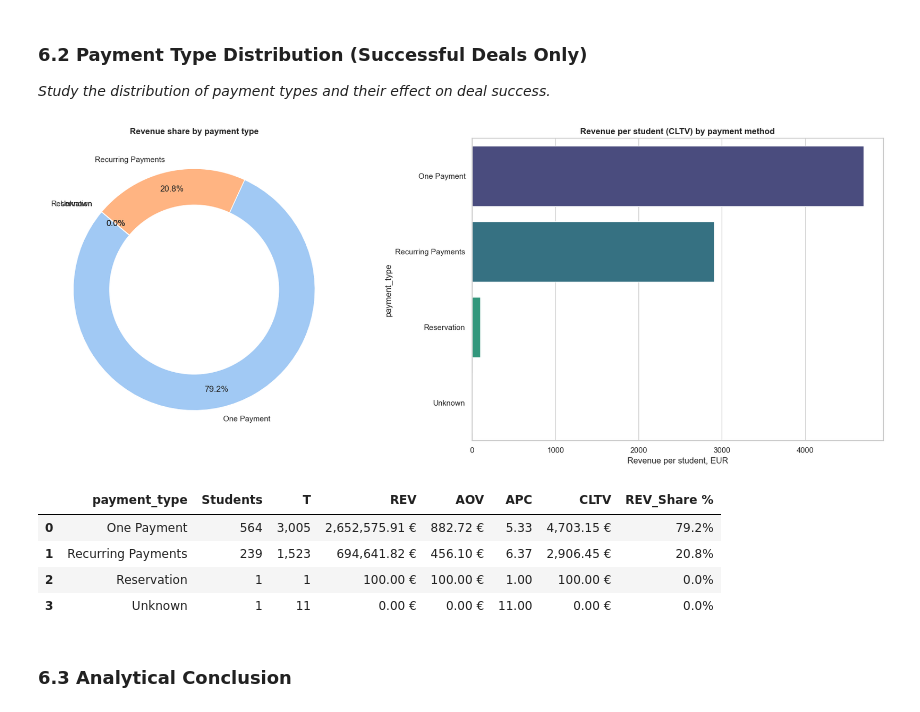
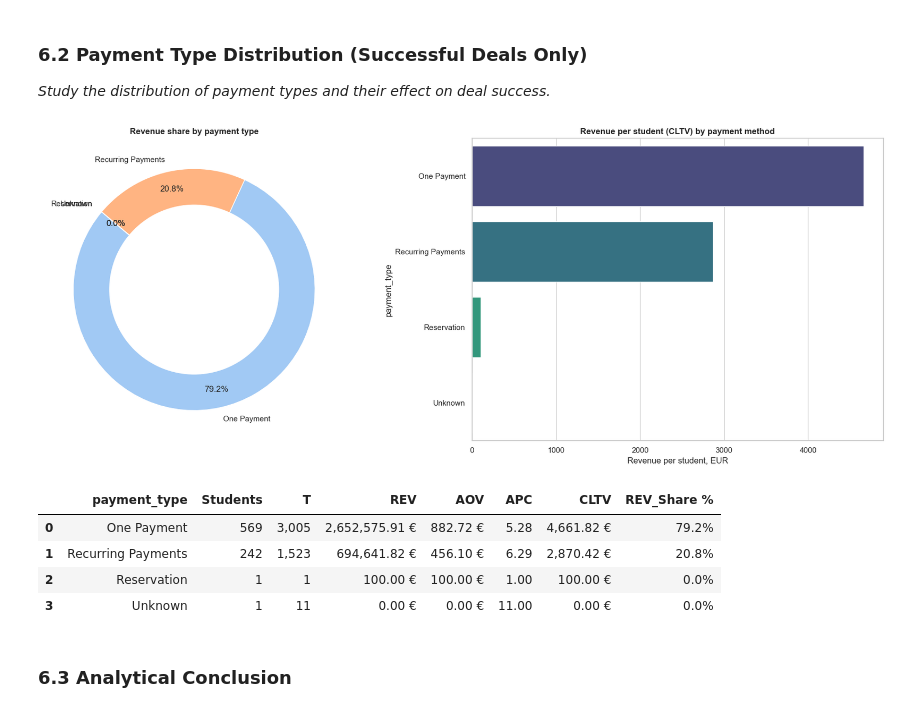
Before and after one commit to OlenaDeny/crm-funnel-analysis, a Jupyter notebook: notebooks/02_crm_data_analytics.ipynb, the cells around one changed output. Saved outputs shown, nothing was run; the diff lists cells and outputs as text; code cells hidden in the pictures.

```diff
--- a/notebooks/02_crm_data_analytics.ipynb
+++ b/notebooks/02_crm_data_analytics.ipynb
@@ -231,9 +235,9 @@ DECISION:
 ##### Synchronizing the Time Window (FINANCIAL PRIORITY)
 # %%
 # Set the bounds based on Spend and common sense
-# SPEND from 2023-07-03 (01-02.07.2023 are weekend days), since this is financial data and banks often process payments only on the first business day after a weekend.
-# SYNC_START = pd.Timestamp('2023-06-01')
-# SYNC_END   = pd.Timestamp('2024-12-11')
+# SPEND from 2023-07-03 (01-02.07.2023 are weekend days), since this is financial data and banks
+# often process payments only on the first business day after a weekend.
+
 SYNC_START = pd.Timestamp('2023-07-01')
 SYNC_END   = pd.Timestamp('2024-05-31')
 
@@ -252,6 +256,9 @@ deals = deals[(deals['created_date'] >= SYNC_START) & (deals['created_date'] <=
 calls = calls[(calls['call_start_date'] >= SYNC_START) & (calls['call_start_date'] <= SYNC_END)].copy()
 spend = spend[(spend['spend_date'] >= SYNC_START) & (spend['spend_date'] <= SYNC_END)].copy()
 contacts = contacts[(contacts['created_time'] >= SYNC_START) & (contacts['created_time'] <= SYNC_END)].copy()
+
+# unique student key: contact_id; a paid deal without contact_id counts as a separate student (key = deal id)
+deals['student_id'] = deals['contact_id'].fillna('deal_' + deals['deals_id'].astype(str))
 # %% [output]
 DECISION:
 Selected period: 2023-07-01 — 2024-05-31
@@ -2872,7 +2542,7 @@ display(stats.style.background_gradient(subset=['Total_Ri'], cmap='Oranges') \
 # --- 1. AGGREGATION BY PAYMENT TYPE ---
 # Use real sales data (actual_sales_clean)
 payment_analysis = actual_sales_clean.groupby('payment_type', observed=False).agg(
-    Students=('contact_id', 'nunique'),   # unique paying students
+    Students=('student_id', 'nunique'),   # unique paying students
     T=('months_of_study', 'sum'),         # paid months (transactions)
     REV=('Ri', 'sum')
 ).reset_index()
@@ -2897,35 +2567,35 @@ ax[0].set_title('Revenue share by payment type', fontweight='bold')
 # Draw the center circle (donut chart)
 centre_circle = plt.Circle((0,0),0.70,fc='white')
 ax[0].add_artist(centre_circle)
 
 # Bar chart: revenue per student (CLTV) by payment type
 sns.barplot(data=payment_analysis.sort_values('CLTV', ascending=False),
             x='CLTV', y='payment_type', hue='payment_type', palette='viridis', legend=False, ax=ax[1])
 ax[1].set_title('Revenue per student (CLTV) by payment method', fontweight='bold')
 ax[1].set_xlabel('Revenue per student, EUR')
 
 plt.tight_layout()
 plt.show()
 
 # --- 3. FINAL TABLE ---
 styled_payments = payment_analysis.sort_values('REV', ascending=False).style \
     .background_gradient(subset=['REV'], cmap='Oranges') \
     .background_gradient(subset=['AOV'], cmap='YlGn') \
     .format({
         'REV': '{:,.2f} €',
         'AOV': '{:,.2f} €',
         'APC': '{:.2f}',
         'CLTV': '{:,.2f} €',
         'T': '{:,.0f}',
         'REV_Share %': '{:.1f}%'
     })
 
 display(styled_payments)
 # %% [output]
 [figure]
 |  | payment_type | Students | T | REV | AOV | APC | CLTV | REV_Share % |
-| 0 | One Payment | 564 | 3,005 | 2,652,575.91 € | 882.72 € | 5.33 | 4,703.15 € | 79.2% |
-| 1 | Recurring Payments | 239 | 1,523 | 694,641.82 € | 456.10 € | 6.37 | 2,906.45 € | 20.8% |
+| 0 | One Payment | 569 | 3,005 | 2,652,575.91 € | 882.72 € | 5.28 | 4,661.82 € | 79.2% |
+| 1 | Recurring Payments | 242 | 1,523 | 694,641.82 € | 456.10 € | 6.29 | 2,870.42 € | 20.8% |
 | 2 | Reservation | 1 | 1 | 100.00 € | 100.00 € | 1.00 | 100.00 € | 0.0% |
 | 3 | Unknown | 1 | 11 | 0.00 € | 0.00 € | 11.00 | 0.00 € | 0.0% |
 # %% [markdown]
```
Also changed, not shown: parts of 84 cells of this notebook.
